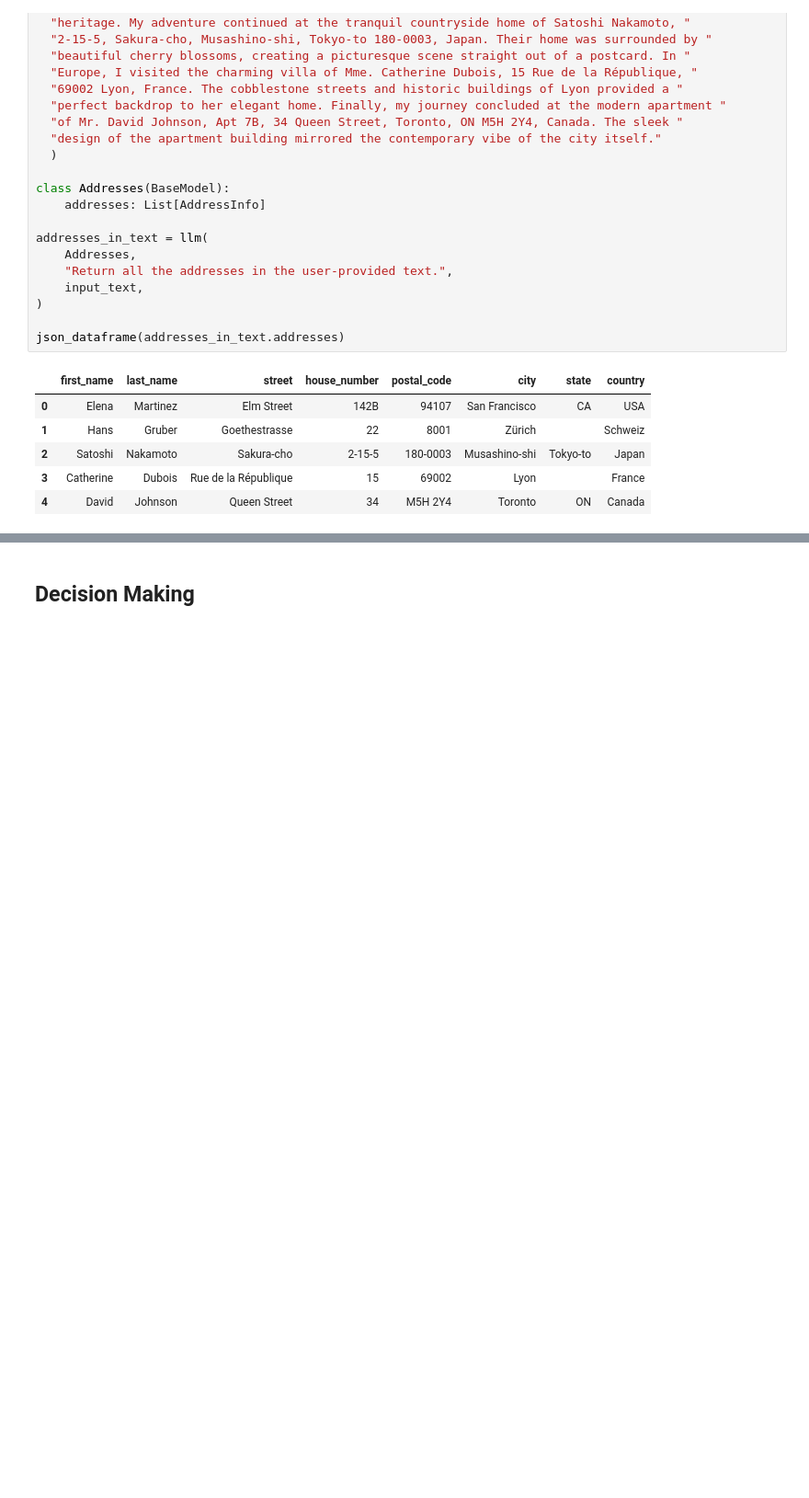
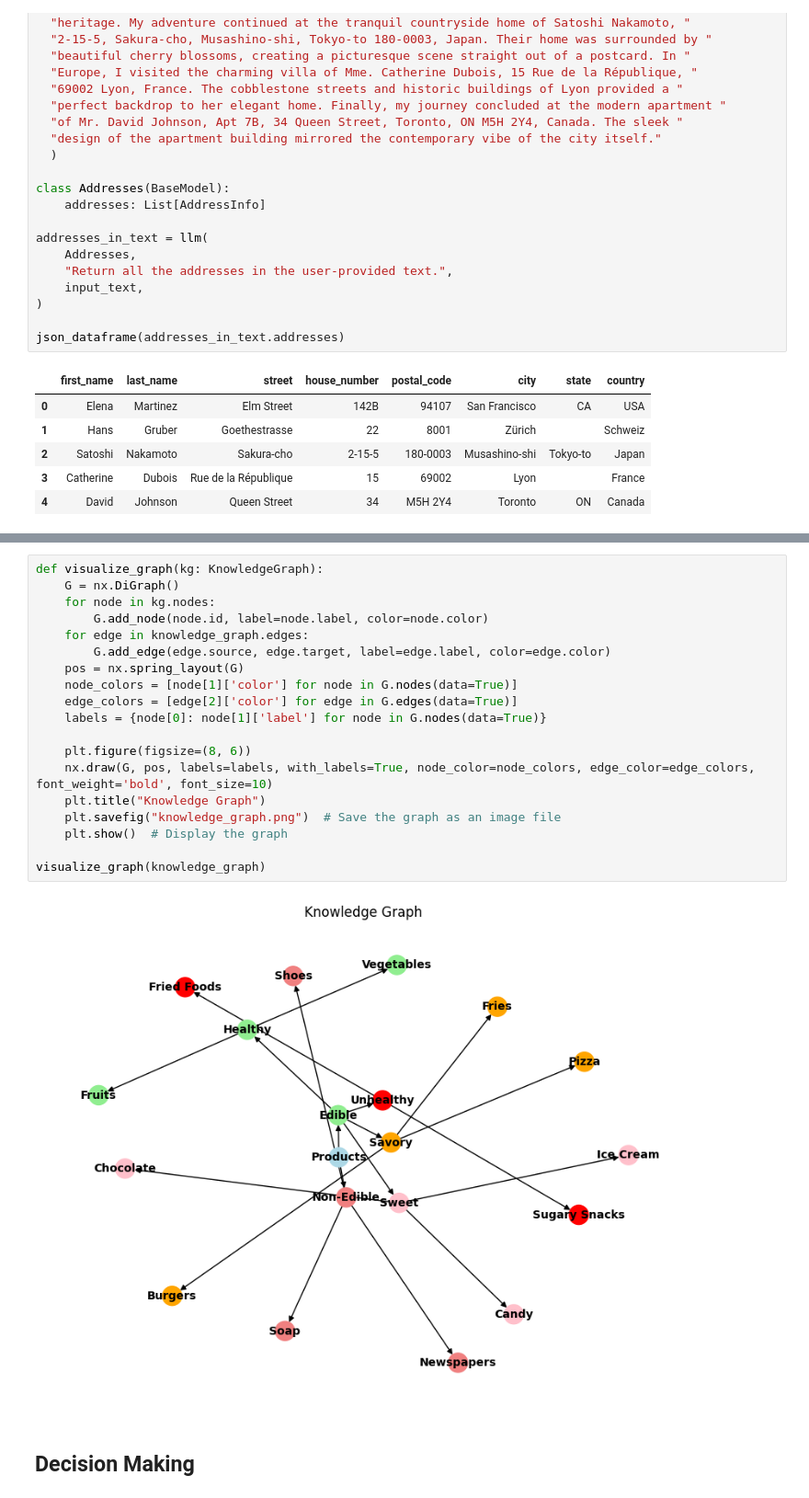
Before and after one commit to intellectronica/llms-beyond-chat, a Jupyter notebook: llms-beyond-chat.ipynb, the cells around one changed output, grey strips where cells are left out. Shown at 92% size. Drawn from its saved outputs; the diff is of its cells as text; blank space fills up the shorter version.

Commit message:
knowledge graph extraction

```diff
--- a/llms-beyond-chat.ipynb
+++ b/llms-beyond-chat.ipynb
@@ -222,3 +273,24 @@ json_dataframe(addresses_in_text.addresses)
+# %%
+def visualize_graph(kg: KnowledgeGraph):
+    G = nx.DiGraph()
+    for node in kg.nodes:
+        G.add_node(node.id, label=node.label, color=node.color)
+    for edge in knowledge_graph.edges:
+        G.add_edge(edge.source, edge.target, label=edge.label, color=edge.color)
+    pos = nx.spring_layout(G)
+    node_colors = [node[1]['color'] for node in G.nodes(data=True)]
+    edge_colors = [edge[2]['color'] for edge in G.edges(data=True)]
+    labels = {node[0]: node[1]['label'] for node in G.nodes(data=True)}
+
+    plt.figure(figsize=(8, 6))
+    nx.draw(G, pos, labels=labels, with_labels=True, node_color=node_colors, edge_color=edge_colors, font_weight='bold', font_size=10)
+    plt.title("Knowledge Graph")
+    plt.savefig("knowledge_graph.png")  # Save the graph as an image file
+    plt.show()  # Display the graph
+
+visualize_graph(knowledge_graph)
+# %% [output]
+[figure, added]
 # %% [markdown]
 ## Decision Making
 # %% [markdown]
```
Also changed, not shown: parts of 5 cells of this notebook.
